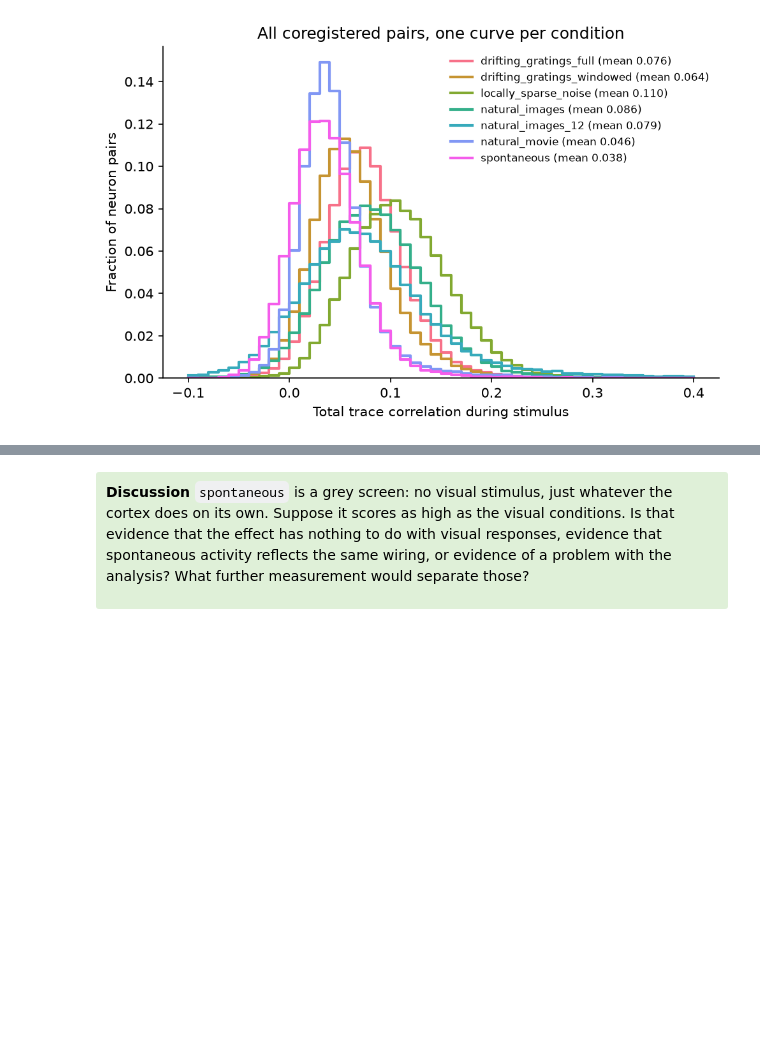
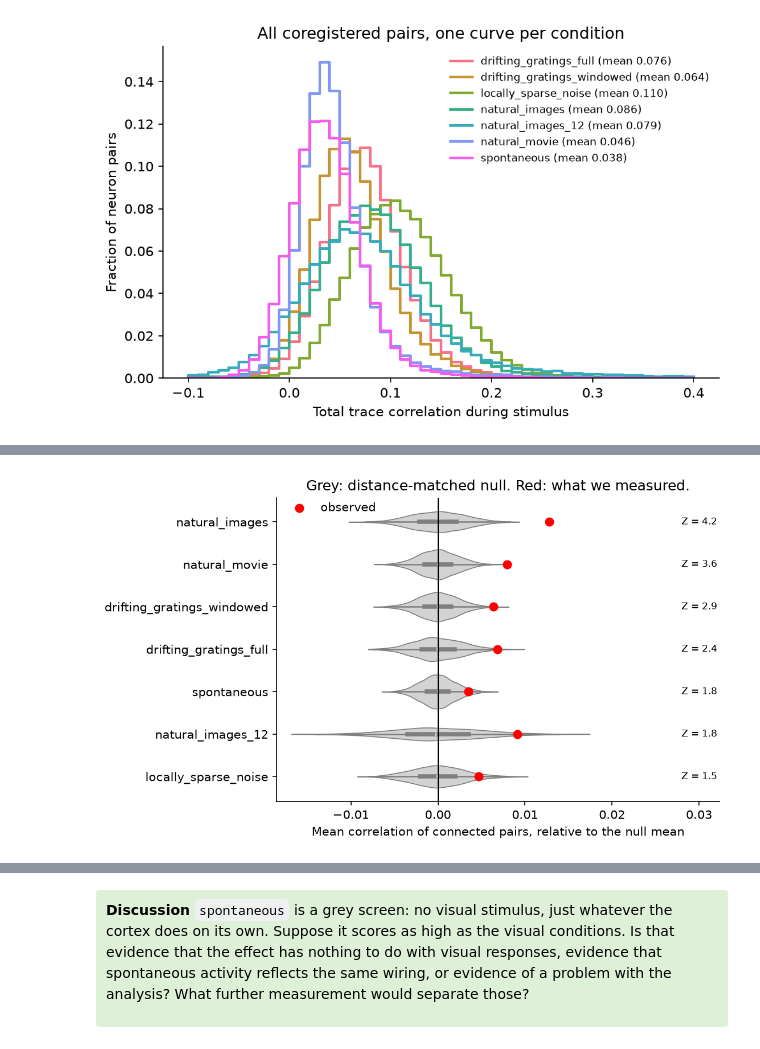
Before and after one commit to AllenSWDB/SWDB_2026_Connectomics, a Jupyter notebook: code/solutions/Exercise_2 - Solutions.ipynb, the cells around one changed output, grey strips where cells are left out. Drawn from its saved outputs; the diff is of its cells as text; code cells hidden in the pictures; blank space fills up the shorter version.

```diff
--- a/code/solutions/Exercise_2 - Solutions.ipynb
+++ b/code/solutions/Exercise_2 - Solutions.ipynb
@@ -730,0 +560,77 @@ near-duplicate conditions differ by 2.44 in Z
+# %%
+records, samples = [], []
+for condition in tqdm.tqdm(stimulus_conditions):
+    usable = full_df[full_df[condition].notna()]
+    observed = usable.loc[usable["connected"], condition].mean()
+    null_means = sample_null_means(full_df, condition)
+
+    records.append(
+        {
+            "condition": condition,
+            "observed": observed,
+            "offset": observed - null_means.mean(),
+            "zscore": (observed - null_means.mean()) / null_means.std(),
+            "p_empirical": (1 + int((null_means >= observed).sum())) / (1 + len(null_means)),
+        }
+    )
+    samples.append(
+        pd.DataFrame(
+            {"condition": condition, "centered": null_means - null_means.mean()}
+        )
+    )
+
+null_df = pd.DataFrame(records).sort_values("zscore", ascending=False)
+samples_df = pd.concat(samples)
+
+# Each null centred on its own mean, with the observed value as a point
+fig, ax = plt.subplots(figsize=(7.5, 4.5), dpi=150)
+
+order = list(null_df["condition"])
+sns.violinplot(
+    samples_df,
+    x="centered",
+    y="condition",
+    order=order,
+    color="lightgrey",
+    linewidth=0.8,
+    cut=0,
+    ax=ax,
+)
+ax.scatter(
+    null_df.set_index("condition").loc[order, "offset"],
+    np.arange(len(order)),
+    color="r",
+    s=45,
+    zorder=3,
+    label="observed",
+)
+ax.axvline(0, color="k", lw=1)
+
+# leave a margin on the right for the Z labels
+left, right = ax.get_xlim()
+ax.set_xlim(left, right + 0.35 * (right - left))
+for i, condition in enumerate(order):
+    row = null_df.set_index("condition").loc[condition]
+    ax.text(
+        0.995,
+        i,
+        f"Z = {row['zscore']:.1f}",
+        transform=ax.get_yaxis_transform(),
+        ha="right",
+        va="center",
+        fontsize=8,
+    )
+
+ax.legend(frameon=False, loc="upper left", bbox_to_anchor=(0, 1.02))
+ax.set(
+    xlabel="Mean correlation of connected pairs, relative to the null mean",
+    ylabel="",
+    title="Grey: distance-matched null. Red: what we measured.",
+)
+sns.despine()
+plt.tight_layout()
+plt.show()
+
+null_df.round(4)
+# %% [output]
+[figure, added]
```
Also changed, not shown: parts of 49 cells of this notebook, 1 other file.
